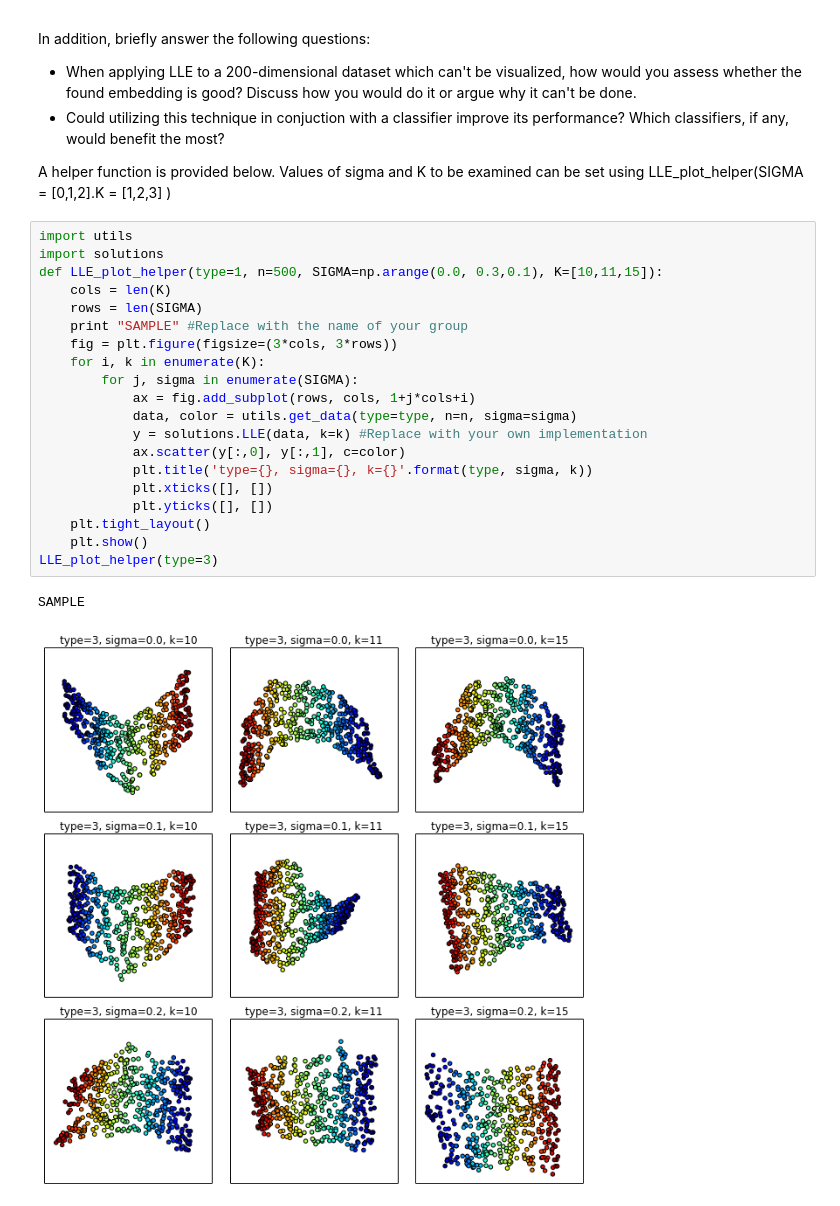
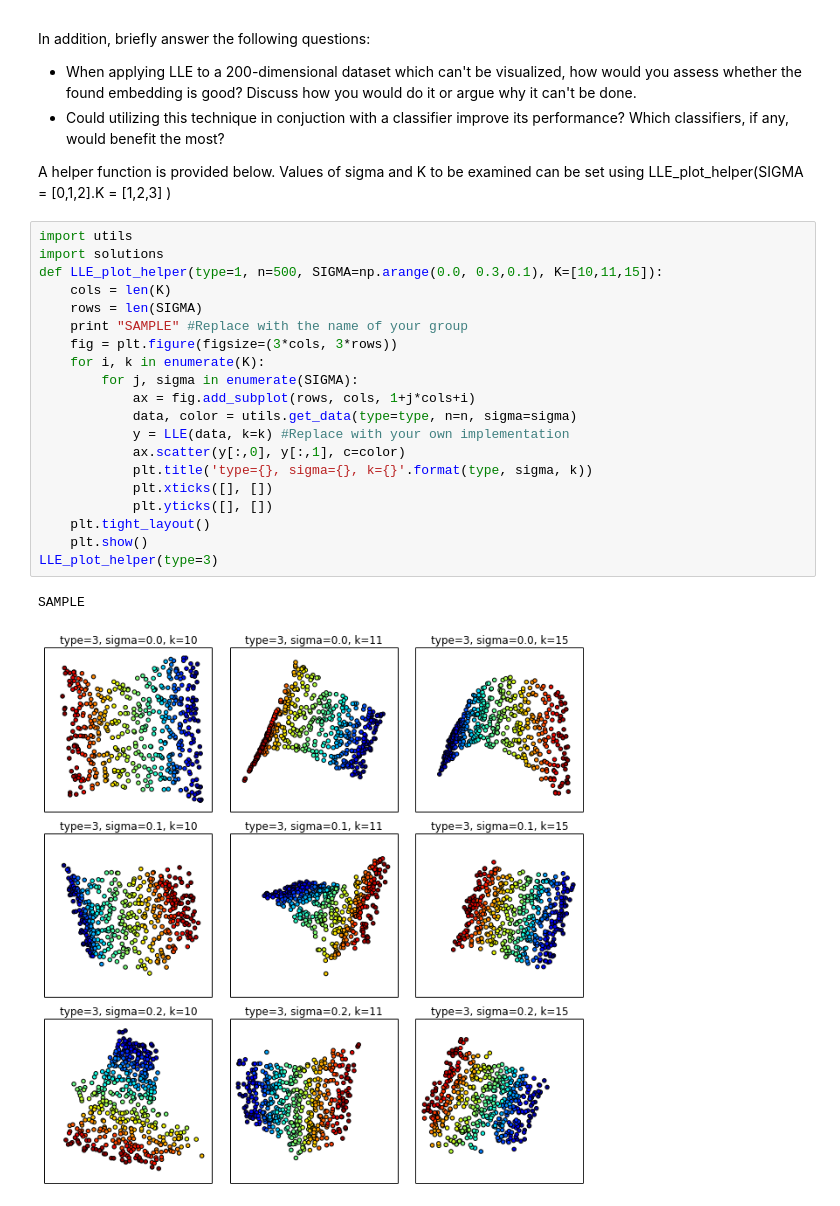
Before and after one commit to MartinNowak/ML2, a Jupyter notebook: 01/Sheet01_code.ipynb, the cells around one changed output. Cells and saved outputs as stored; diff of their text form.

Commit message:
fix LLE implementation
- take vectors with smallest eigenvalues
- need to use np.dot(M.T, M) for matrix multiplication
  (M.T * M does element-wise multiplication)
- move code into Sheet01_code.ipynb

```diff
--- a/01/Sheet01_code.ipynb
+++ b/01/Sheet01_code.ipynb
@@ -84,23 +132,23 @@ A helper function is provided below. Values of sigma and K to be examined can be
 # %%
 import utils
 import solutions
 def LLE_plot_helper(type=1, n=500, SIGMA=np.arange(0.0, 0.3,0.1), K=[10,11,15]):
     cols = len(K)
     rows = len(SIGMA)
     print "SAMPLE" #Replace with the name of your group
     fig = plt.figure(figsize=(3*cols, 3*rows))
     for i, k in enumerate(K):
         for j, sigma in enumerate(SIGMA):
             ax = fig.add_subplot(rows, cols, 1+j*cols+i)
             data, color = utils.get_data(type=type, n=n, sigma=sigma)
-            y = solutions.LLE(data, k=k) #Replace with your own implementation
+            y = LLE(data, k=k) #Replace with your own implementation
             ax.scatter(y[:,0], y[:,1], c=color)
             plt.title('type={}, sigma={}, k={}'.format(type, sigma, k))
             plt.xticks([], [])
             plt.yticks([], [])
     plt.tight_layout()
     plt.show()
 LLE_plot_helper(type=3)
 # %% [output]
 SAMPLE
-[figure, old version]
+[figure, new version]
```
Also changed, not shown: parts of 2 cells of this notebook, 2 other files.
